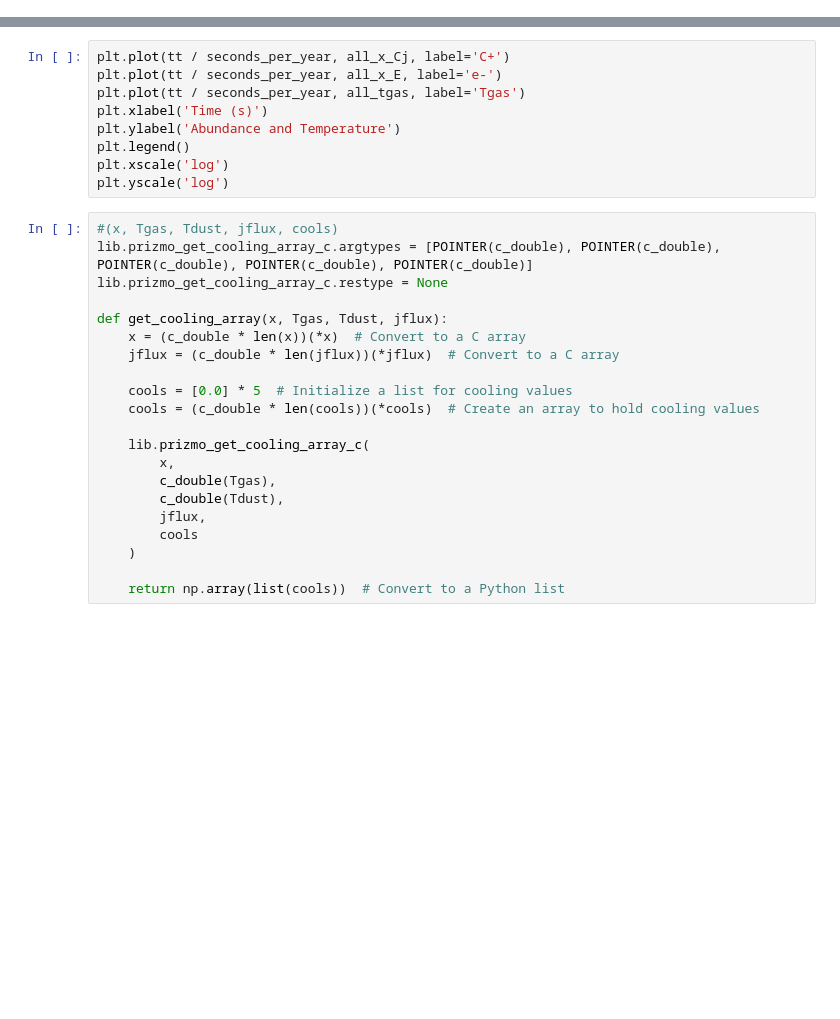
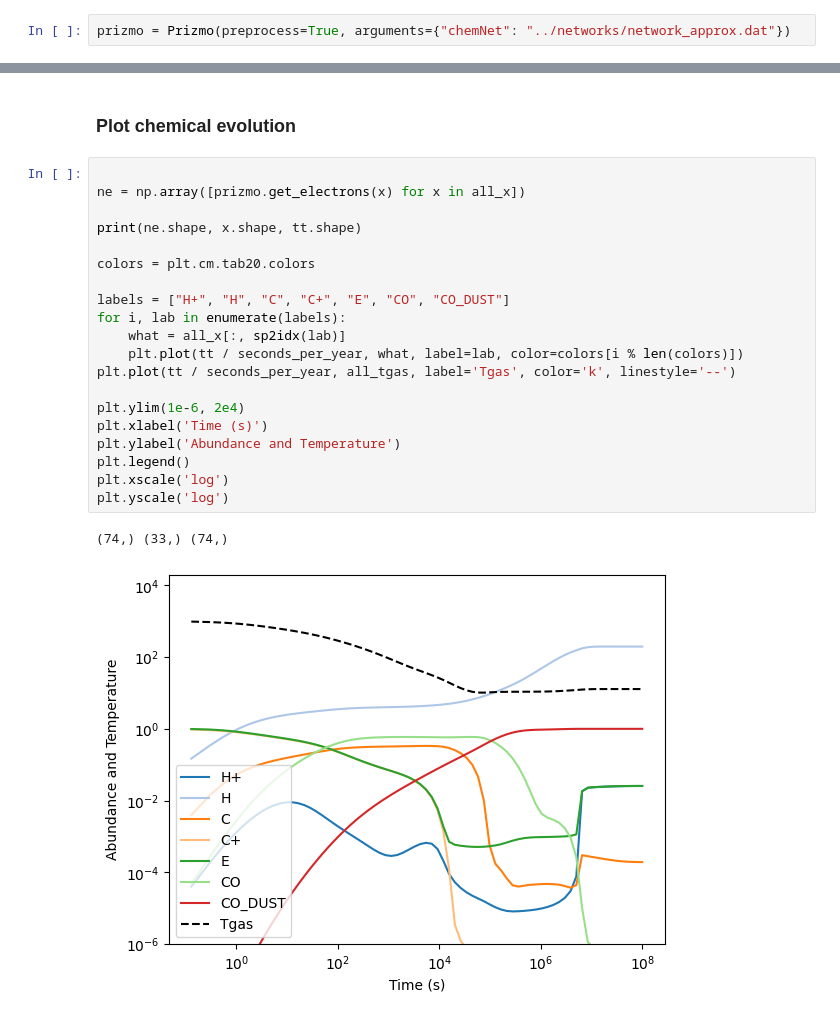
Before and after one commit to tgrassi/prizmo, a Jupyter notebook: models/notebook/main.ipynb, the cells around one changed output, grey strips where cells are left out. Saved outputs shown, nothing was run; the diff lists cells and outputs as text; blank space fills up the shorter version.

```diff
--- a/models/notebook/main.ipynb
+++ b/models/notebook/main.ipynb
@@ -37,0 +9,2 @@ def evolve(x, Tgas, jflux, dt):
+# %%
+prizmo = Prizmo(preprocess=True, arguments={"chemNet": "../networks/network_approx.dat"})
@@ -96,30 +99,25 @@ tt = np.array(tt)
+# %% [markdown]
+### Plot chemical evolution
 # %%
-plt.plot(tt / seconds_per_year, all_x_Cj, label='C+')
-plt.plot(tt / seconds_per_year, all_x_E, label='e-')
-plt.plot(tt / seconds_per_year, all_tgas, label='Tgas')
+
+ne = np.array([prizmo.get_electrons(x) for x in all_x])
+
+print(ne.shape, x.shape, tt.shape)
+
+colors = plt.cm.tab20.colors
+
+labels = ["H+", "H", "C", "C+", "E", "CO", "CO_DUST"]
+for i, lab in enumerate(labels):
+    what = all_x[:, sp2idx(lab)]
+    plt.plot(tt / seconds_per_year, what, label=lab, color=colors[i % len(colors)])
+plt.plot(tt / seconds_per_year, all_tgas, label='Tgas', color='k', linestyle='--')
+
+plt.ylim(1e-6, 2e4)
 plt.xlabel('Time (s)')
 plt.ylabel('Abundance and Temperature')
 plt.legend()
 plt.xscale('log')
 plt.yscale('log')
+# %% [output]
+(74,) (33,) (74,)
+[figure, added]
-# %%
-#(x, Tgas, Tdust, jflux, cools)
-lib.prizmo_get_cooling_array_c.argtypes = [POINTER(c_double), POINTER(c_double), POINTER(c_double), POINTER(c_double), POINTER(c_double)]
-lib.prizmo_get_cooling_array_c.restype = None
-
-def get_cooling_array(x, Tgas, Tdust, jflux):
-    x = (c_double * len(x))(*x)  # Convert to a C array
-    jflux = (c_double * len(jflux))(*jflux)  # Convert to a C array
-
-    cools = [0.0] * 5  # Initialize a list for cooling values
-    cools = (c_double * len(cools))(*cools)  # Create an array to hold cooling values
-
-    lib.prizmo_get_cooling_array_c(
-        x,
-        c_double(Tgas),
-        c_double(Tdust),
-        jflux,
-        cools
-    )
-
-    return np.array(list(cools))  # Convert to a Python list
```
Also changed, not shown: parts of 12 cells of this notebook.
